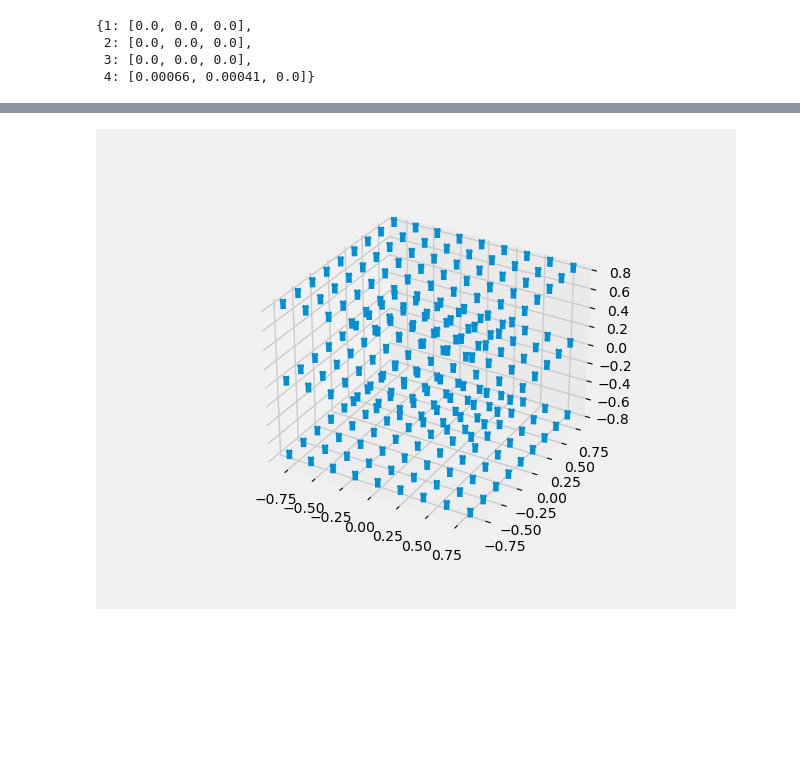
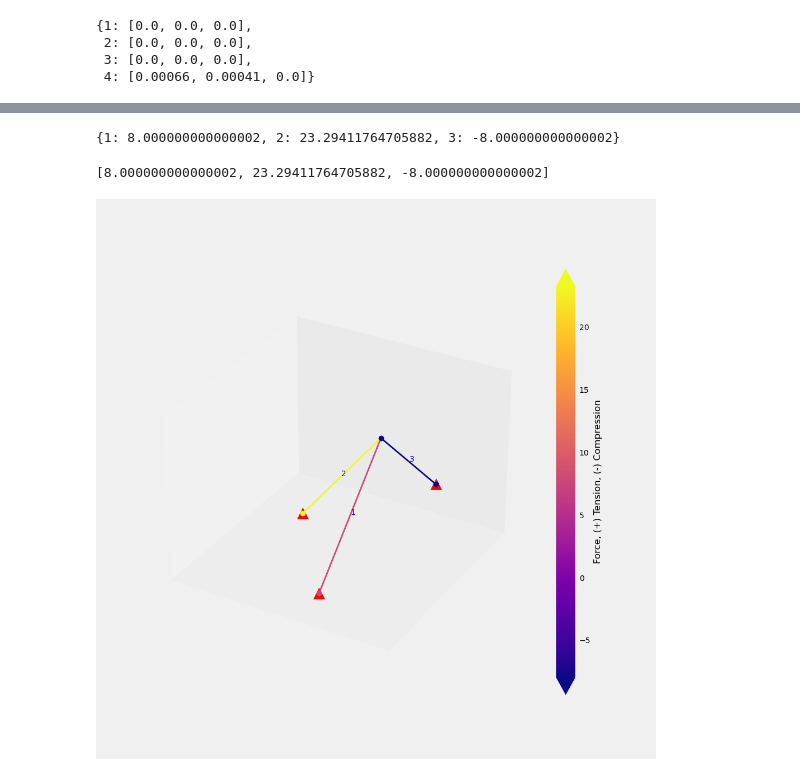
Before and after one commit to mjamezquidilla/pysead, a Jupyter notebook: Examples/Truss_3D/Example 1.ipynb, the cells around one changed output, grey strips where cells are left out. Drawn from its saved outputs; the diff is of its cells as text; code cells hidden in the pictures; blank space fills up the shorter version.

```diff
--- a/Examples/Truss_3D/Example 1.ipynb
+++ b/Examples/Truss_3D/Example 1.ipynb
@@ -53,21 +57,9 @@ Three_Bar_Truss.Draw_Truss_Displacements(magnification_factor=200)
-# %%
-import matplotlib.pyplot as plt
-import numpy as np
-
-ax = plt.figure().add_subplot(projection='3d')
-
-# Make the grid
-x, y, z = np.meshgrid(np.arange(-0.8, 1, 0.2),
-                      np.arange(-0.8, 1, 0.2),
-                      np.arange(-0.8, 1, 0.8))
-
-# Make the direction data for the arrows
-u = 0
-v = 0
-w = 1
-
-ax.quiver(x, y, z, u, v, w, length=0.1, normalize=True)
-
-plt.show()
-# %% [output]
-[figure, removed]
+# %%
+Three_Bar_Truss.member_forces_
+# %% [output]
+{1: 8.000000000000002, 2: 23.29411764705882, 3: -8.000000000000002}
+# %%
+Three_Bar_Truss.Draw_Truss_Axial_Force_Map(figure_size=[10,10])
+# %% [output]
+[8.000000000000002, 23.29411764705882, -8.000000000000002]
+[figure, added]
```
Also changed, not shown: parts of 3 cells of this notebook, 3 other files.
